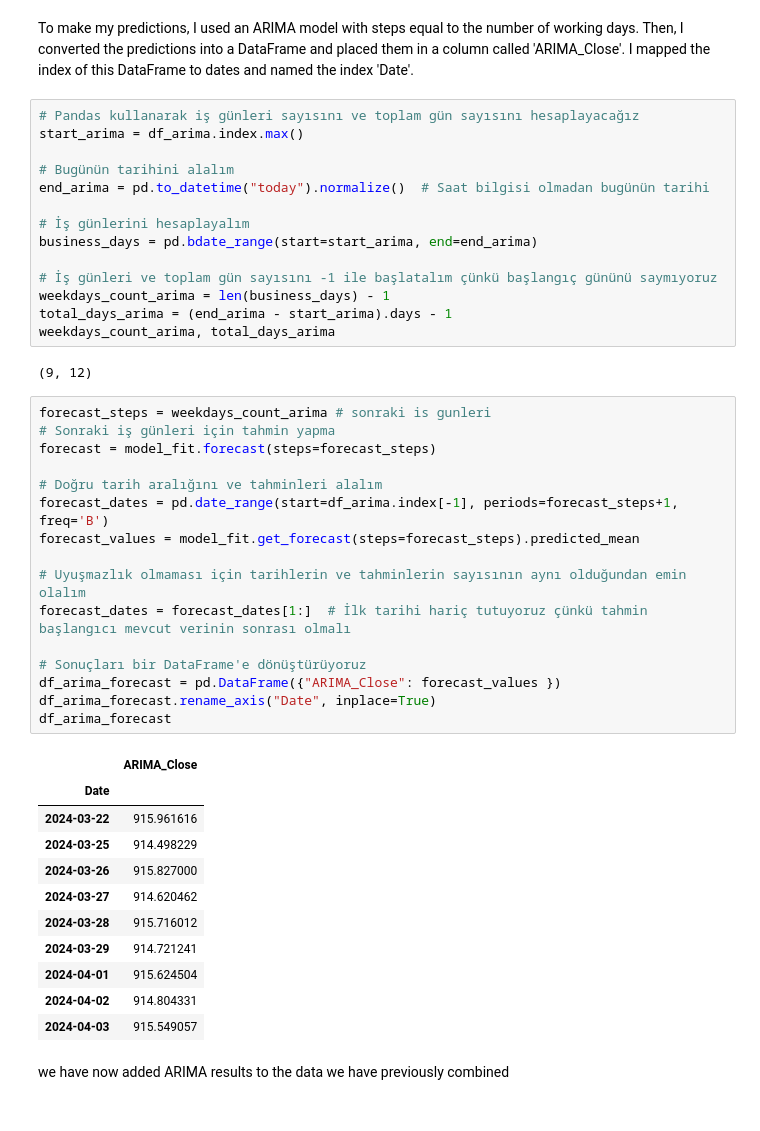
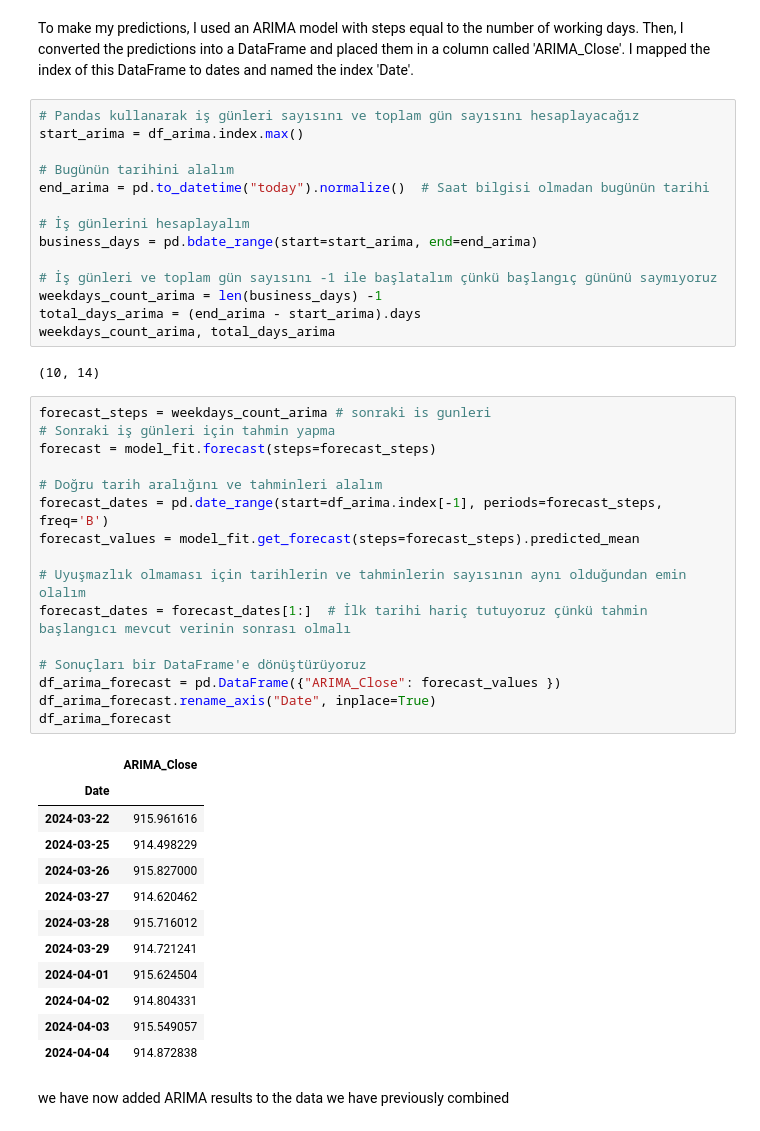
Before and after one commit to TunahanINCE/Machine-Learning-Models-for-Predicting-Stock-Market-Closing-Prices, a Jupyter notebook: TunahanINCE.ipynb, the cells around one changed output. Saved outputs shown, nothing was run; the diff lists cells and outputs as text.

```diff
--- a/TunahanINCE.ipynb
+++ b/TunahanINCE.ipynb
@@ -651,39 +652,40 @@ end_arima = pd.to_datetime("today").normalize()  # Saat bilgisi olmadan bugünü
 business_days = pd.bdate_range(start=start_arima, end=end_arima)
 
 # İş günleri ve toplam gün sayısını -1 ile başlatalım çünkü başlangıç gününü saymıyoruz
-weekdays_count_arima = len(business_days) - 1
-total_days_arima = (end_arima - start_arima).days - 1
+weekdays_count_arima = len(business_days) -1
+total_days_arima = (end_arima - start_arima).days
 weekdays_count_arima, total_days_arima
 # %% [output]
-(9, 12)
+(10, 14)
 # %%
 forecast_steps = weekdays_count_arima # sonraki is gunleri
 # Sonraki iş günleri için tahmin yapma
 forecast = model_fit.forecast(steps=forecast_steps)
 
 # Doğru tarih aralığını ve tahminleri alalım
-forecast_dates = pd.date_range(start=df_arima.index[-1], periods=forecast_steps+1, freq='B')
+forecast_dates = pd.date_range(start=df_arima.index[-1], periods=forecast_steps, freq='B')
 forecast_values = model_fit.get_forecast(steps=forecast_steps).predicted_mean
 
 # Uyuşmazlık olmaması için tarihlerin ve tahminlerin sayısının aynı olduğundan emin olalım
 forecast_dates = forecast_dates[1:]  # İlk tarihi hariç tutuyoruz çünkü tahmin başlangıcı mevcut verinin sonrası olmalı
 
 # Sonuçları bir DataFrame'e dönüştürüyoruz
 df_arima_forecast = pd.DataFrame({"ARIMA_Close": forecast_values })
 df_arima_forecast.rename_axis("Date", inplace=True)
 df_arima_forecast
 # %% [output]
 |  | ARIMA_Close |
 | Date |  |
 | 2024-03-22 | 915.961616 |
 | 2024-03-25 | 914.498229 |
 | 2024-03-26 | 915.827000 |
 | 2024-03-27 | 914.620462 |
 | 2024-03-28 | 915.716012 |
 | 2024-03-29 | 914.721241 |
 | 2024-04-01 | 915.624504 |
 | 2024-04-02 | 914.804331 |
 | 2024-04-03 | 915.549057 |
+| 2024-04-04 | 914.872838 |
 # %% [markdown]
 we have now added ARIMA results to the data we have previously combined
 # %%
```
Also changed, not shown: parts of 44 cells of this notebook.
